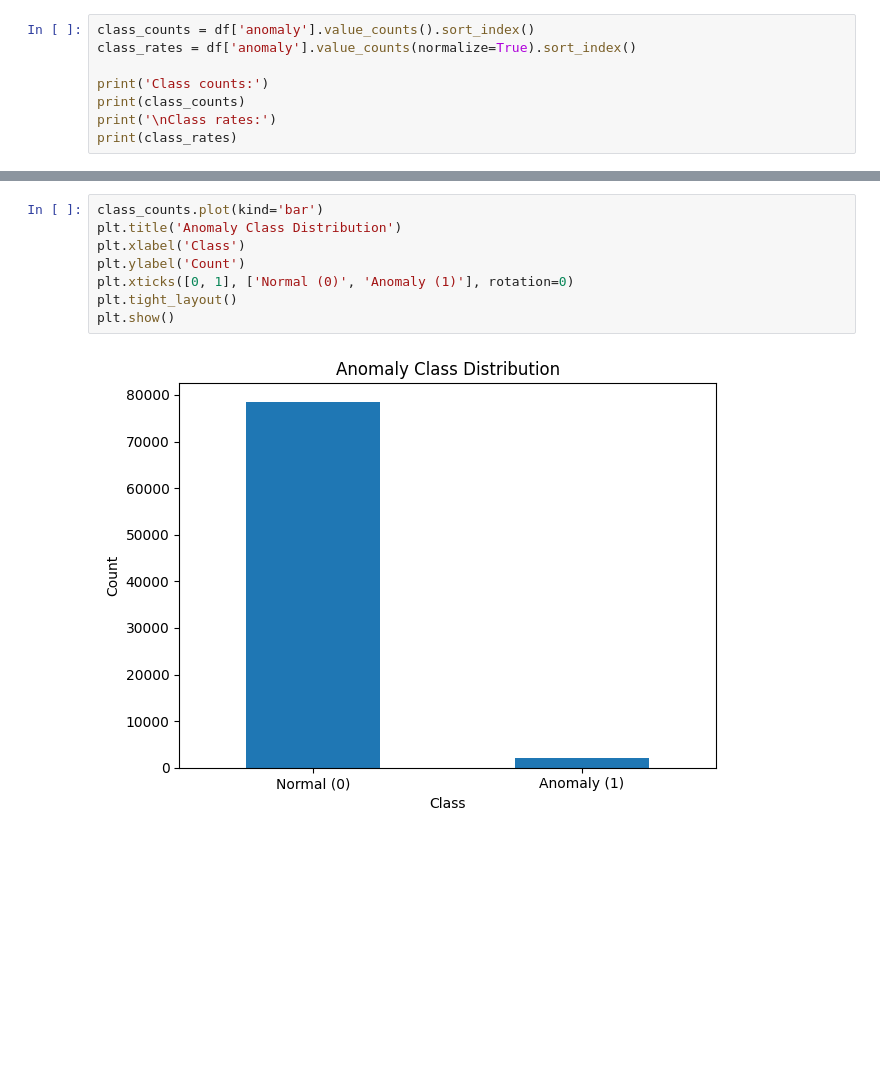
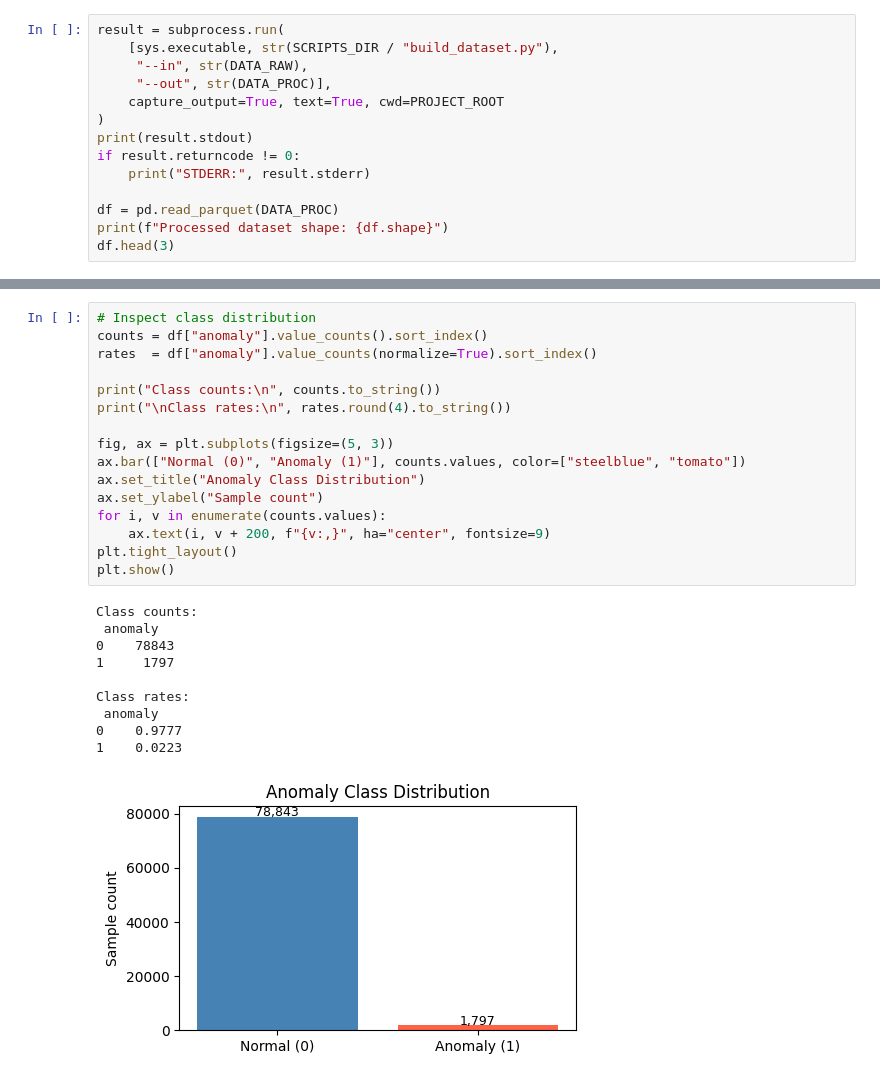
Before and after one commit to asbandara/wan_anomaly_repo, a Jupyter notebook: notebooks/WAN_Anomaly_Detection_Full_Notebook.ipynb, the cells around one changed output, grey strips where cells are left out. Drawn from its saved outputs; the diff is of its cells as text; blank space fills up the shorter version.

```diff
--- a/notebooks/WAN_Anomaly_Detection_Full_Notebook.ipynb
+++ b/notebooks/WAN_Anomaly_Detection_Full_Notebook.ipynb
@@ -65,9 +91,15 @@ This checks how imbalanced the anomaly detection problem is.
 # %%
-class_counts = df['anomaly'].value_counts().sort_index()
-class_rates = df['anomaly'].value_counts(normalize=True).sort_index()
+result = subprocess.run(
+    [sys.executable, str(SCRIPTS_DIR / "build_dataset.py"),
+     "--in", str(DATA_RAW),
+     "--out", str(DATA_PROC)],
+    capture_output=True, text=True, cwd=PROJECT_ROOT
+)
+print(result.stdout)
+if result.returncode != 0:
+    print("STDERR:", result.stderr)
 
-print('Class counts:')
-print(class_counts)
-print('\nClass rates:')
-print(class_rates)
+df = pd.read_parquet(DATA_PROC)
+print(f"Processed dataset shape: {df.shape}")
+df.head(3)
 # %% [output]
@@ -85,11 +114,28 @@ Name: proportion, dtype: float64
 # %%
-class_counts.plot(kind='bar')
-plt.title('Anomaly Class Distribution')
-plt.xlabel('Class')
-plt.ylabel('Count')
-plt.xticks([0, 1], ['Normal (0)', 'Anomaly (1)'], rotation=0)
+# Inspect class distribution
+counts = df["anomaly"].value_counts().sort_index()
+rates  = df["anomaly"].value_counts(normalize=True).sort_index()
+
+print("Class counts:\n", counts.to_string())
+print("\nClass rates:\n", rates.round(4).to_string())
+
+fig, ax = plt.subplots(figsize=(5, 3))
+ax.bar(["Normal (0)", "Anomaly (1)"], counts.values, color=["steelblue", "tomato"])
+ax.set_title("Anomaly Class Distribution")
+ax.set_ylabel("Sample count")
+for i, v in enumerate(counts.values):
+    ax.text(i, v + 200, f"{v:,}", ha="center", fontsize=9)
 plt.tight_layout()
 plt.show()
 # %% [output]
+Class counts:
+ anomaly
+0    78843
+1     1797
+
+Class rates:
+ anomaly
+0    0.9777
+1    0.0223
-[figure, old version]
+[figure, new version]
 # %% [markdown]
```
Also changed, not shown: parts of 31 cells of this notebook, 35 other files.
